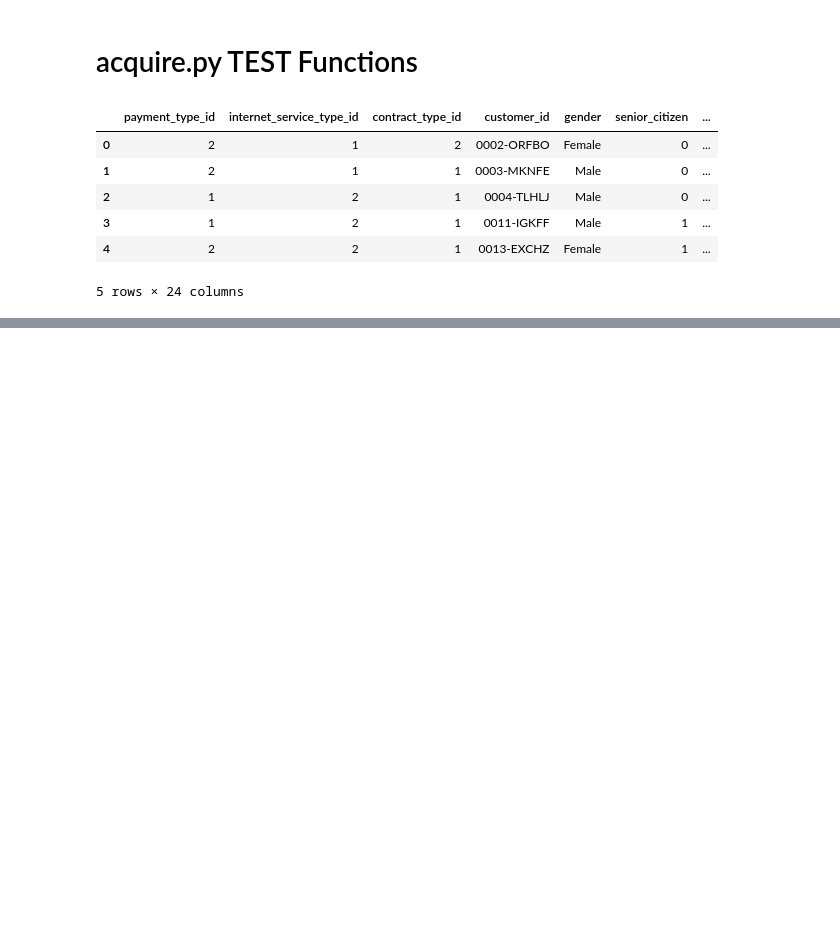
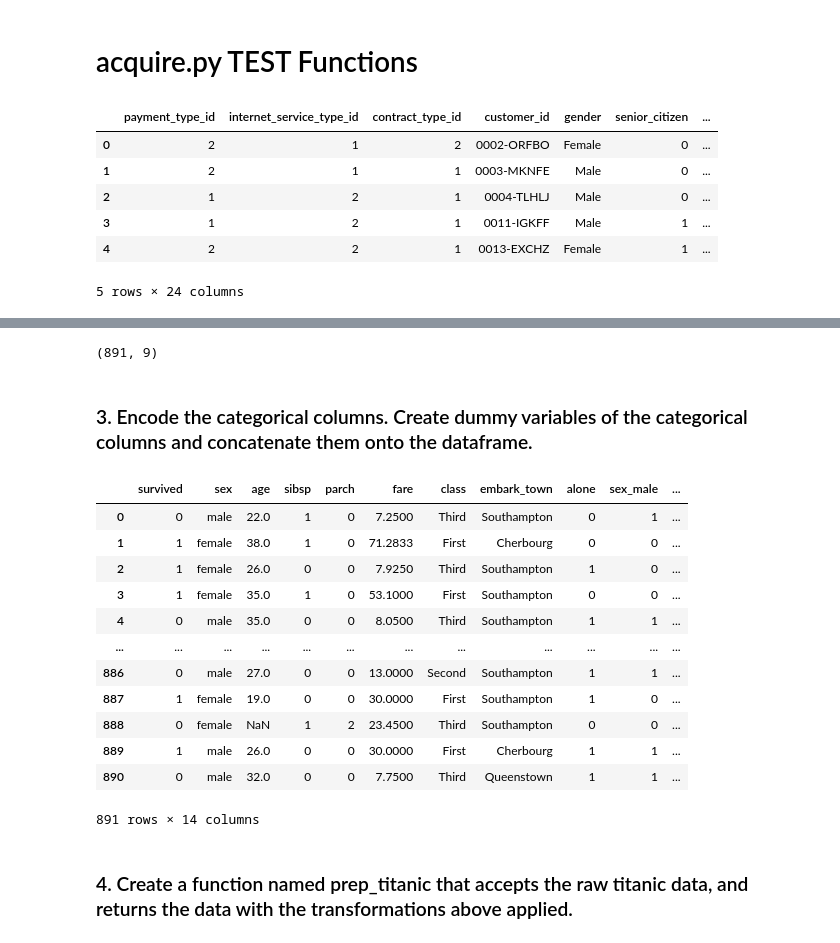
Before and after one commit to Yvette-Ibarra/classification-exercises, a Jupyter notebook: classification_exercises.ipynb, the cells around one changed output, grey strips where cells are left out. Drawn from its saved outputs; the diff is of its cells as text; code cells hidden in the pictures; blank space fills up the shorter version.

Commit message:
add excercises for data preparation section

```diff
--- a/classification_exercises.ipynb
+++ b/classification_exercises.ipynb
@@ -245,0 +343,4 @@ def get_telco_data():
+# %%
+# call on function to obtain titanic data
+titanic_df = acquire.get_titanic_data()
+titanic_df.head()
@@ -245,0 +396,30 @@ def get_telco_data():
+# %%
+# dropped columns 'embarked', 'pclass', 'passenger_id', 'deck
+titanic_df.drop(columns = ['embarked', 'pclass', 'passenger_id', 'deck'], inplace = True)
+# %%
+titanic_df.shape
+# %% [output]
+(891, 9)
+# %% [markdown]
+### 3. Encode the categorical columns. Create dummy variables of the categorical columns and concatenate them onto the dataframe.
+# %%
+dummy_df = pd.get_dummies(titanic_df[['sex', 'class', 'embark_town']], dummy_na=False, drop_first=[False])
+# %%
+df = pd.concat([titanic_df,dummy_df], axis=1)
+df
+# %% [output]
+|  | survived | sex | age | sibsp | parch | fare | class | embark_town | alone | sex_male | ... |
+| 0 | 0 | male | 22.0 | 1 | 0 | 7.2500 | Third | Southampton | 0 | 1 | ... |
+| 1 | 1 | female | 38.0 | 1 | 0 | 71.2833 | First | Cherbourg | 0 | 0 | ... |
+| 2 | 1 | female | 26.0 | 0 | 0 | 7.9250 | Third | Southampton | 1 | 0 | ... |
+| 3 | 1 | female | 35.0 | 1 | 0 | 53.1000 | First | Southampton | 0 | 0 | ... |
+| 4 | 0 | male | 35.0 | 0 | 0 | 8.0500 | Third | Southampton | 1 | 1 | ... |
+| ... | ... | ... | ... | ... | ... | ... | ... | ... | ... | ... | ... |
+| 886 | 0 | male | 27.0 | 0 | 0 | 13.0000 | Second | Southampton | 1 | 1 | ... |
+| 887 | 1 | female | 19.0 | 0 | 0 | 30.0000 | First | Southampton | 1 | 0 | ... |
+| 888 | 0 | female | NaN | 1 | 2 | 23.4500 | Third | Southampton | 0 | 0 | ... |
+| 889 | 1 | male | 26.0 | 0 | 0 | 30.0000 | First | Cherbourg | 1 | 1 | ... |
+| 890 | 0 | male | 32.0 | 0 | 0 | 7.7500 | Third | Queenstown | 1 | 1 | ... |
+891 rows × 14 columns
+# %% [markdown]
+### 4. Create a function named prep_titanic that accepts the raw titanic data, and returns the data with the transformations above applied.
```
Also changed, not shown: parts of 61 cells of this notebook.
